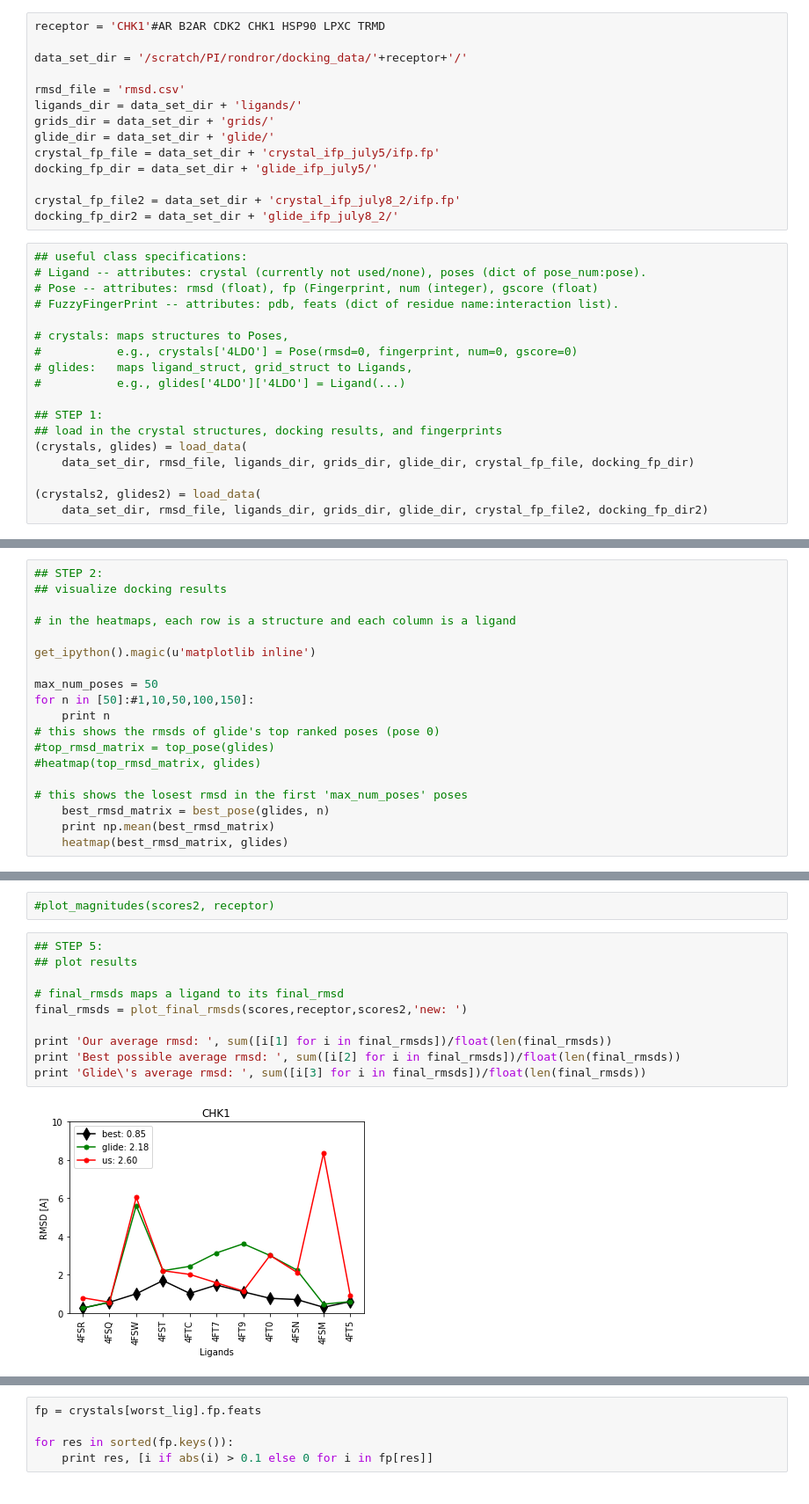
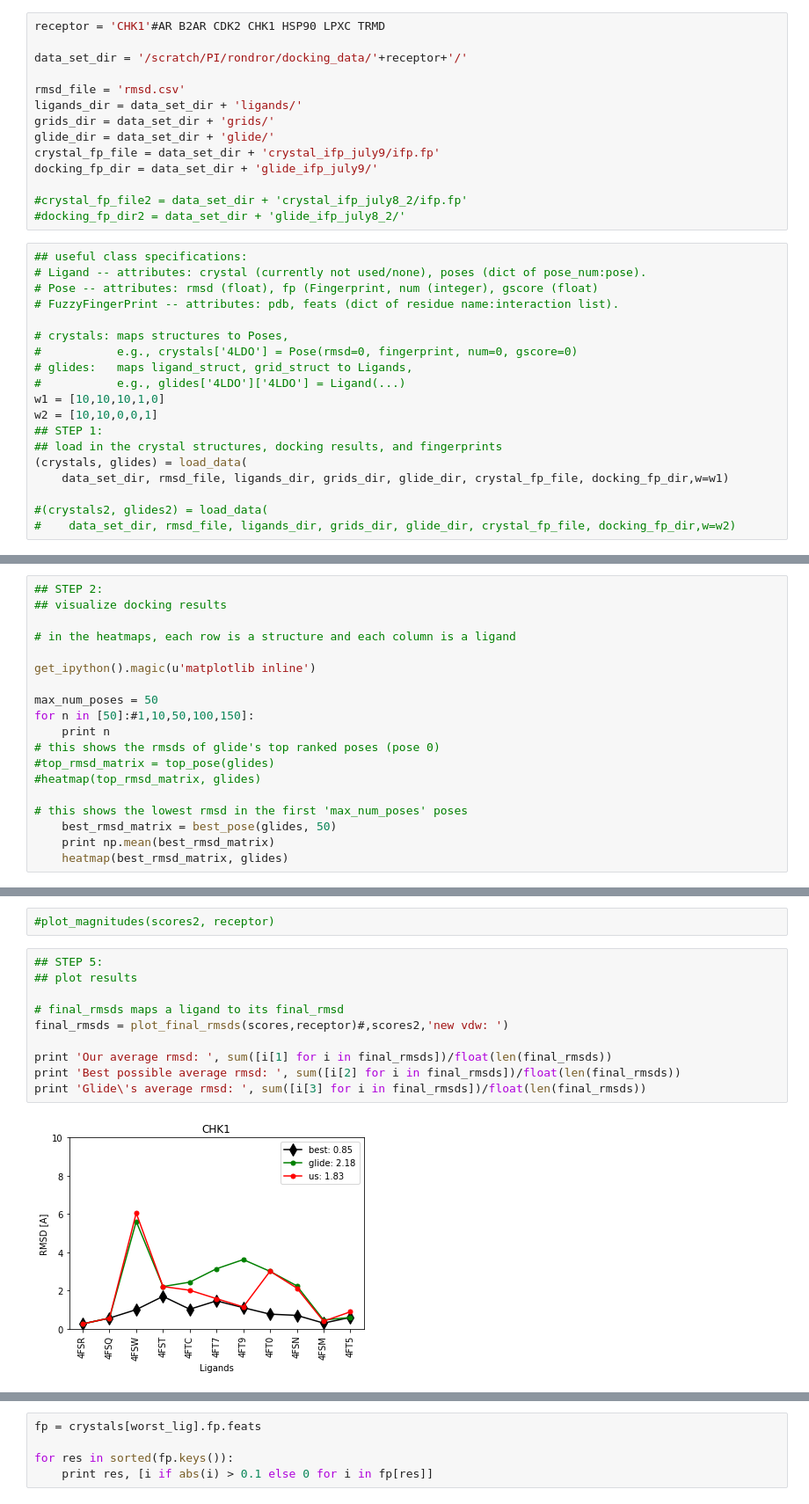
Before and after one commit to orangese/combind_multistruct_benchmarking, a Jupyter notebook: notebooks/main.ipynb, the cells around one changed output, grey strips where cells are left out. Shown at 88% size. Drawn from its saved outputs; the diff is of its cells as text.

```diff
--- a/notebooks/main.ipynb
+++ b/notebooks/main.ipynb
@@ -22,11 +28,11 @@ rmsd_file = 'rmsd.csv'
 ligands_dir = data_set_dir + 'ligands/'
 grids_dir = data_set_dir + 'grids/'
 glide_dir = data_set_dir + 'glide/'
-crystal_fp_file = data_set_dir + 'crystal_ifp_july5/ifp.fp'
-docking_fp_dir = data_set_dir + 'glide_ifp_july5/'
+crystal_fp_file = data_set_dir + 'crystal_ifp_july9/ifp.fp'
+docking_fp_dir = data_set_dir + 'glide_ifp_july9/'
 
-crystal_fp_file2 = data_set_dir + 'crystal_ifp_july8_2/ifp.fp'
-docking_fp_dir2 = data_set_dir + 'glide_ifp_july8_2/'
+#crystal_fp_file2 = data_set_dir + 'crystal_ifp_july8_2/ifp.fp'
+#docking_fp_dir2 = data_set_dir + 'glide_ifp_july8_2/'
 # %%
 ## useful class specifications:
 # Ligand -- attributes: crystal (currently not used/none), poses (dict of pose_num:pose).
@@ -37,14 +43,15 @@ docking_fp_dir2 = data_set_dir + 'glide_ifp_july8_2/'
 #           e.g., crystals['4LDO'] = Pose(rmsd=0, fingerprint, num=0, gscore=0)
 # glides:   maps ligand_struct, grid_struct to Ligands,
 #           e.g., glides['4LDO']['4LDO'] = Ligand(...)
-
+w1 = [10,10,10,1,0]
+w2 = [10,10,0,0,1]
 ## STEP 1:
 ## load in the crystal structures, docking results, and fingerprints
 (crystals, glides) = load_data(
-    data_set_dir, rmsd_file, ligands_dir, grids_dir, glide_dir, crystal_fp_file, docking_fp_dir)
+    data_set_dir, rmsd_file, ligands_dir, grids_dir, glide_dir, crystal_fp_file, docking_fp_dir,w=w1)
 
-(crystals2, glides2) = load_data(
-    data_set_dir, rmsd_file, ligands_dir, grids_dir, glide_dir, crystal_fp_file2, docking_fp_dir2)
+#(crystals2, glides2) = load_data(
+#    data_set_dir, rmsd_file, ligands_dir, grids_dir, glide_dir, crystal_fp_file, docking_fp_dir,w=w2)
 # %% [output]
 Found 13 grids
 Found 13 ligands
@@ -69,8 +76,8 @@ for n in [50]:#1,10,50,100,150]:
 #top_rmsd_matrix = top_pose(glides)
 #heatmap(top_rmsd_matrix, glides)
 
-# this shows the losest rmsd in the first 'max_num_poses' poses
-    best_rmsd_matrix = best_pose(glides, n)
+# this shows the lowest rmsd in the first 'max_num_poses' poses
+    best_rmsd_matrix = best_pose(glides, 50)
     print np.mean(best_rmsd_matrix)
     heatmap(best_rmsd_matrix, glides)
 # %% [output]
@@ -105,12 +112,12 @@ scores2 = Scores(glides2, crystals2, filtered_ligands, best_structure, max_num_p
 # %%
 ## STEP 5:
 ## plot results
 
 # final_rmsds maps a ligand to its final_rmsd
-final_rmsds = plot_final_rmsds(scores,receptor,scores2,'new: ')
+final_rmsds = plot_final_rmsds(scores,receptor)#,scores2,'new vdw: ')
 
 print 'Our average rmsd: ', sum([i[1] for i in final_rmsds])/float(len(final_rmsds))
 print 'Best possible average rmsd: ', sum([i[2] for i in final_rmsds])/float(len(final_rmsds))
 print 'Glide\'s average rmsd: ', sum([i[3] for i in final_rmsds])/float(len(final_rmsds))
 # %% [output]
-[figure, old version]
+[figure, new version]
```
Also changed, not shown: parts of 9 cells of this notebook, 7 other files.
